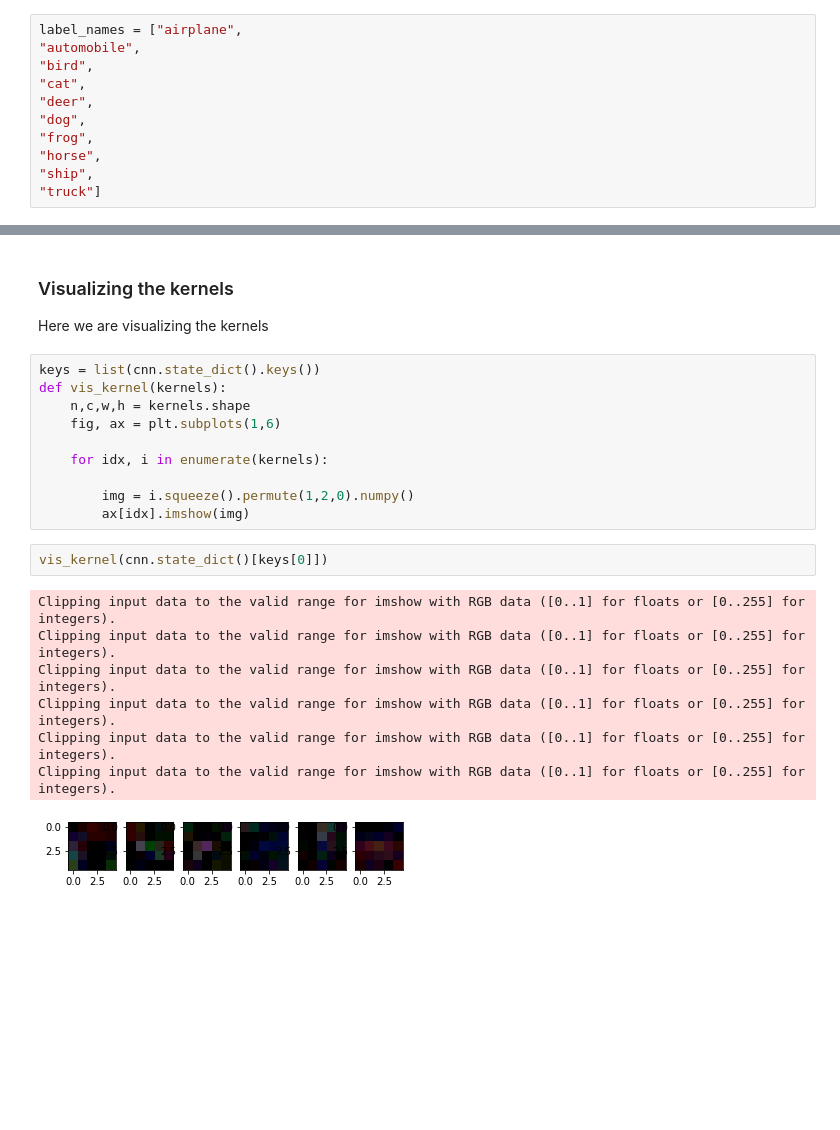
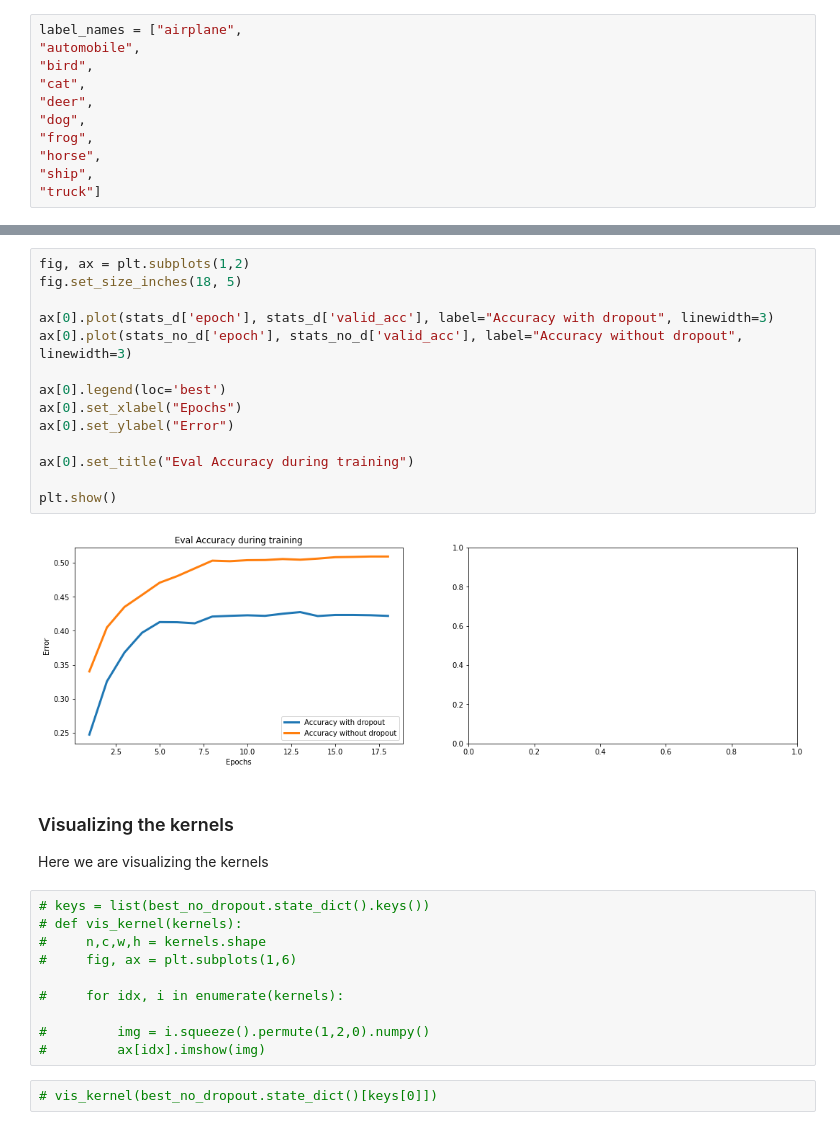
Before and after one commit to vardeep-sandhu/CudaLab, a Jupyter notebook: Sheet03/Sheet03.ipynb, the cells around one changed output, grey strips where cells are left out. Drawn from its saved outputs; the diff is of its cells as text; blank space fills up the shorter version.

```diff
--- a/Sheet03/Sheet03.ipynb
+++ b/Sheet03/Sheet03.ipynb
@@ -279,24 +346,32 @@ plt.show()
+# %%
+fig, ax = plt.subplots(1,2)
+fig.set_size_inches(18, 5)
+
+ax[0].plot(stats_d['epoch'], stats_d['valid_acc'], label="Accuracy with dropout", linewidth=3)
+ax[0].plot(stats_no_d['epoch'], stats_no_d['valid_acc'], label="Accuracy without dropout", linewidth=3)
+
+ax[0].legend(loc='best')
+ax[0].set_xlabel("Epochs")
+ax[0].set_ylabel("Error")
+
+ax[0].set_title("Eval Accuracy during training")
+
+plt.show()
+# %% [output]
+[figure, added]
 # %% [markdown]
 ### Visualizing the kernels
 
 Here we are visualizing the kernels
 # %%
-keys = list(cnn.state_dict().keys())
-def vis_kernel(kernels):
-    n,c,w,h = kernels.shape
-    fig, ax = plt.subplots(1,6)
+# keys = list(best_no_dropout.state_dict().keys())
+# def vis_kernel(kernels):
+#     n,c,w,h = kernels.shape
+#     fig, ax = plt.subplots(1,6)
 
-    for idx, i in enumerate(kernels):
+#     for idx, i in enumerate(kernels):
 
-        img = i.squeeze().permute(1,2,0).numpy()
-        ax[idx].imshow(img)
+#         img = i.squeeze().permute(1,2,0).numpy()
+#         ax[idx].imshow(img)
 # %%
-vis_kernel(cnn.state_dict()[keys[0]])
+# vis_kernel(best_no_dropout.state_dict()[keys[0]])
-# %% [output]
-Clipping input data to the valid range for imshow with RGB data ([0..1] for floats or [0..255] for integers).
-Clipping input data to the valid range for imshow with RGB data ([0..1] for floats or [0..255] for integers).
-Clipping input data to the valid range for imshow with RGB data ([0..1] for floats or [0..255] for integers).
-Clipping input data to the valid range for imshow with RGB data ([0..1] for floats or [0..255] for integers).
-Clipping input data to the valid range for imshow with RGB data ([0..1] for floats or [0..255] for integers).
-Clipping input data to the valid range for imshow with RGB data ([0..1] for floats or [0..255] for integers).
-[figure, removed]
```
Also changed, not shown: parts of 29 cells of this notebook.
